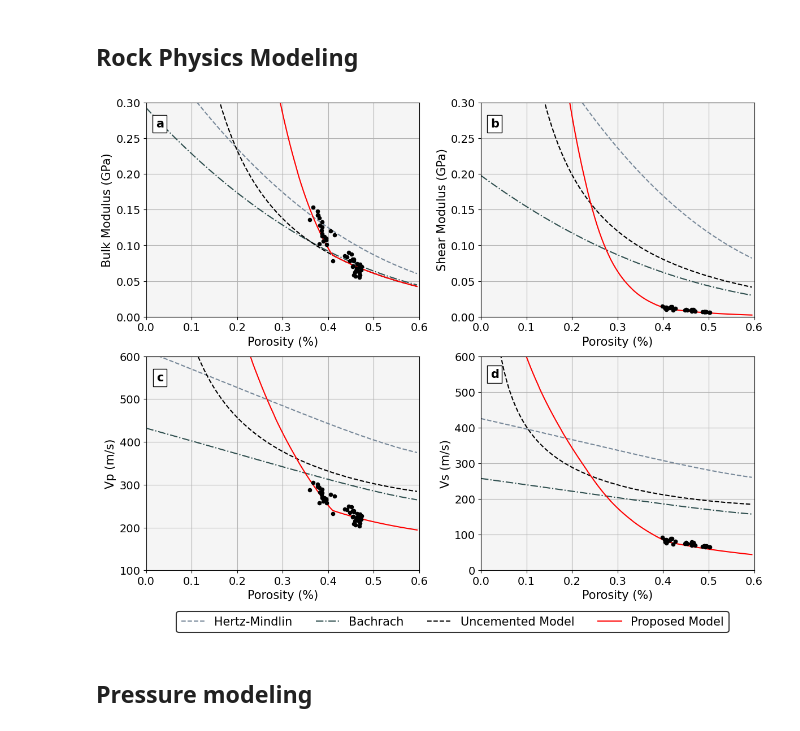
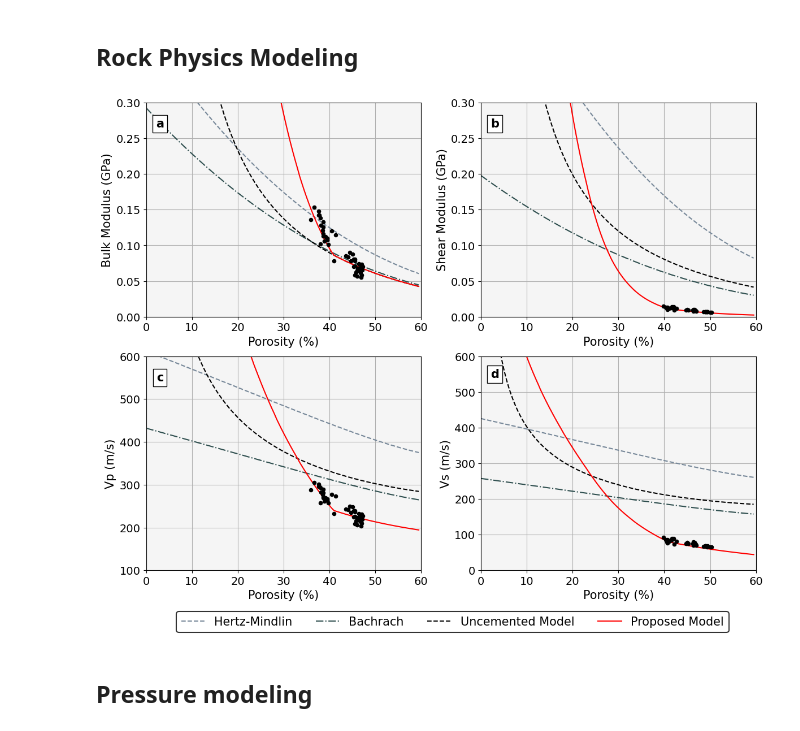
Before and after one commit to astroChance/LunarIce, a Jupyter notebook: notebooks/Dry_Regolith_Modeling.ipynb, the cells around one changed output. Saved outputs shown, nothing was run; the diff lists cells and outputs as text; code cells hidden in the pictures.

```diff
--- a/notebooks/Dry_Regolith_Modeling.ipynb
+++ b/notebooks/Dry_Regolith_Modeling.ipynb
@@ -770,12 +782,12 @@ dot_size = 20
 line_colors = ["lightslategray", "darkslategray", "black", "red"]
 line_styles = ["--", "-.", "--", "-"]
 
-ax[0,0].plot(por_range, k_hm, color=line_colors[0], ls=line_styles[0])
-ax[0,0].plot(por_range, k_bach, color=line_colors[1], ls=line_styles[1])
-ax[0,0].plot(por_range, k_uncem, color=line_colors[2], ls=line_styles[2])
-ax[0,0].plot(por_range, k_amos, color=line_colors[3], ls=line_styles[3])
-ax[0,0].scatter(data_p[:,2], bulk_moduli, s=dot_size, color="black", zorder=100)
-ax[0,0].set(xlim=(0., round(critical_porosity,2)),
+ax[0,0].plot(por_range*100, k_hm, color=line_colors[0], ls=line_styles[0])
+ax[0,0].plot(por_range*100, k_bach, color=line_colors[1], ls=line_styles[1])
+ax[0,0].plot(por_range*100, k_uncem, color=line_colors[2], ls=line_styles[2])
+ax[0,0].plot(por_range*100, k_amos, color=line_colors[3], ls=line_styles[3])
+ax[0,0].scatter(data_p[:,2]*100, bulk_moduli, s=dot_size, color="black", zorder=100)
+ax[0,0].set(xlim=(0., round(critical_porosity,2)*100),
           ylim=(0,0.3),
          # xlabel="Porosity (%)",
          # ylabel="K (GPa)",
@@ -785,16 +797,16 @@ ax[0,0].set_xlabel("Porosity (%)", fontsize=15)
 ax[0,0].set_ylabel("Bulk Modulus (GPa)", fontsize=15)
 ax[0,0].tick_params(axis='both', labelsize=14)
 ax[0,0].grid("both")
-ax[0,0].text(0.03, 0.27, "a", ha="center", va="center", fontweight="bold", fontsize=15,
+ax[0,0].text(3, 0.27, "a", ha="center", va="center", fontweight="bold", fontsize=15,
           bbox={"facecolor":"white", "alpha":1, "edgecolor":"black"})
 
 
-ax[0,1].plot(por_range, mu_hm, color=line_colors[0], ls=line_styles[0])
-ax[0,1].plot(por_range, mu_bach, color=line_colors[1], ls=line_styles[1])
-ax[0,1].plot(por_range, mu_uncem, color=line_colors[2], ls=line_styles[2])
-ax[0,1].plot(por_range, mu_amos, color=line_colors[3], ls=line_styles[3])
-ax[0,1].scatter(data_s[:,2], shear_moduli, s=dot_size, color="black", zorder=100)
-ax[0,1].set(xlim=(0., round(critical_porosity,2)),
+ax[0,1].plot(por_range*100, mu_hm, color=line_colors[0], ls=line_styles[0])
+ax[0,1].plot(por_range*100, mu_bach, color=line_colors[1], ls=line_styles[1])
+ax[0,1].plot(por_range*100, mu_uncem, color=line_colors[2], ls=line_styles[2])
+ax[0,1].plot(por_range*100, mu_amos, color=line_colors[3], ls=line_styles[3])
+ax[0,1].scatter(data_s[:,2]*100, shear_moduli, s=dot_size, color="black", zorder=100)
+ax[0,1].set(xlim=(0., round(critical_porosity,2)*100),
           ylim=(0,0.3),
          # xlabel="Porosity (%)",
          # ylabel="Mu (GPa)",
@@ -804,16 +816,16 @@ ax[0,1].set_xlabel("Porosity (%)", fontsize=15)
 ax[0,1].set_ylabel("Shear Modulus (GPa)", fontsize=15)
 ax[0,1].tick_params(axis='both', labelsize=14)
 ax[0,1].grid("both")
-ax[0,1].text(0.03, 0.27, "b", ha="center", va="center", fontweight="bold", fontsize=15,
+ax[0,1].text(3, 0.27, "b", ha="center", va="center", fontweight="bold", fontsize=15,
           bbox={"facecolor":"white", "alpha":1, "edgecolor":"black"})
 
 
-ax[1,0].plot(por_range, vp_hm, color=line_colors[0], ls=line_styles[0])
-ax[1,0].plot(por_range, vp_bach, color=line_colors[1], ls=line_styles[1])
-ax[1,0].plot(por_range, vp_uncem, color=line_colors[2], ls=line_styles[2])
-ax[1,0].plot(por_range, vp_amos, color=line_colors[3], ls=line_styles[3])
-ax[1,0].scatter(data_p[:,2], data_p[:,0], s=dot_size, color="black", zorder=100)
-ax[1,0].set(xlim=(0., round(critical_porosity,2)),
+ax[1,0].plot(por_range*100, vp_hm, color=line_colors[0], ls=line_styles[0])
+ax[1,0].plot(por_range*100, vp_bach, color=line_colors[1], ls=line_styles[1])
+ax[1,0].plot(por_range*100, vp_uncem, color=line_colors[2], ls=line_styles[2])
+ax[1,0].plot(por_range*100, vp_amos, color=line_colors[3], ls=line_styles[3])
+ax[1,0].scatter(data_p[:,2]*100, data_p[:,0], s=dot_size, color="black", zorder=100)
+ax[1,0].set(xlim=(0., round(critical_porosity,2)*100),
          ylim=(100,600),
          # xlabel="Porosity (%)",
          # ylabel="P Velocity (m/s)",
@@ -822,42 +834,42 @@ ax[1,0].set(xlim=(0., round(critical_porosity,2)),
 ax[1,0].set_xlabel("Porosity (%)", fontsize=15)
 ax[1,0].set_ylabel("Vp (m/s)", fontsize=15)
 ax[1,0].tick_params(axis='both', labelsize=14)
 ax[1,0].grid("both")
-ax[1,0].text(0.03, 550, "c", ha="center", va="center", fontweight="bold", fontsize=15,
+ax[1,0].text(3, 550, "c", ha="center", va="center", fontweight="bold", fontsize=15,
           bbox={"facecolor":"white", "alpha":1, "edgecolor":"black"})
 
 
-ax[1,1].plot(por_range, vs_hm, color=line_colors[0], ls=line_styles[0])
-ax[1,1].plot(por_range, vs_bach, color=line_colors[1], ls=line_styles[1])
-ax[1,1].plot(por_range, vs_uncem, color=line_colors[2], ls=line_styles[2])
-ax[1,1].plot(por_range, vs_amos, color=line_colors[3], ls=line_styles[3])
-ax[1,1].scatter(data_s[:,2], data_s[:,0], s=dot_size, color="black", zorder=100)
-ax[1,1].set(xlim=(0., round(critical_porosity,2)),
+ax[1,1].plot(por_range*100, vs_hm, color=line_colors[0], ls=line_styles[0])
+ax[1,1].plot(por_range*100, vs_bach, color=line_colors[1], ls=line_styles[1])
+ax[1,1].plot(por_range*100, vs_uncem, color=line_colors[2], ls=line_styles[2])
+ax[1,1].plot(por_range*100, vs_amos, color=line_colors[3], ls=line_styles[3])
+ax[1,1].scatter(data_s[:,2]*100, data_s[:,0], s=dot_size, color="black", zorder=100)
+ax[1,1].set(xlim=(0., round(critical_porosity,2)*100),
          ylim=(0,600),
          # xlabel="Porosity (%)",
          # ylabel="S Velocity (m/s)",
          axisbelow=True,
          facecolor="whitesmoke")
 ax[1,1].set_xlabel("Porosity (%)", fontsize=15)
 ax[1,1].set_ylabel("Vs (m/s)", fontsize=15)
 ax[1,1].tick_params(axis='both', labelsize=14)
 ax[1,1].grid("both")
-ax[1,1].text(0.03, 550, "d", ha="center", va="center", fontweight="bold", fontsize=15,
+ax[1,1].text(3, 550, "d", ha="center", va="center", fontweight="bold", fontsize=15,
           bbox={"facecolor":"white", "alpha":1, "edgecolor":"black"})
 
 
 ## Setting legend manually, so make sure models are plotted in this order!
 label_list = ["Hertz-Mindlin", "Bachrach", "Uncemented Model", "Proposed Model"]
 legend = fig.legend(labels=label_list, bbox_to_anchor=(0.03, 0.03, 1., 1), ncols=4,
            loc='lower center', fontsize=15)
 legend.get_frame().set_linewidth(1.5)
 legend.get_frame().set_edgecolor("black")
 plt.tight_layout()
 plt.subplots_adjust(bottom=0.15)
 plt.show()
 # plt.savefig("../../../Research Work/Papers/pub1/pub1_figs/fig6_model_comp.jpg", dpi=1000, bbox_inches = "tight")
 # %% [output]
-[figure, old version]
+[figure, new version]
 # %% [markdown]
 ## Pressure modeling
 # %%
```
Also changed, not shown: parts of 5 cells of this notebook, 2 other files.
